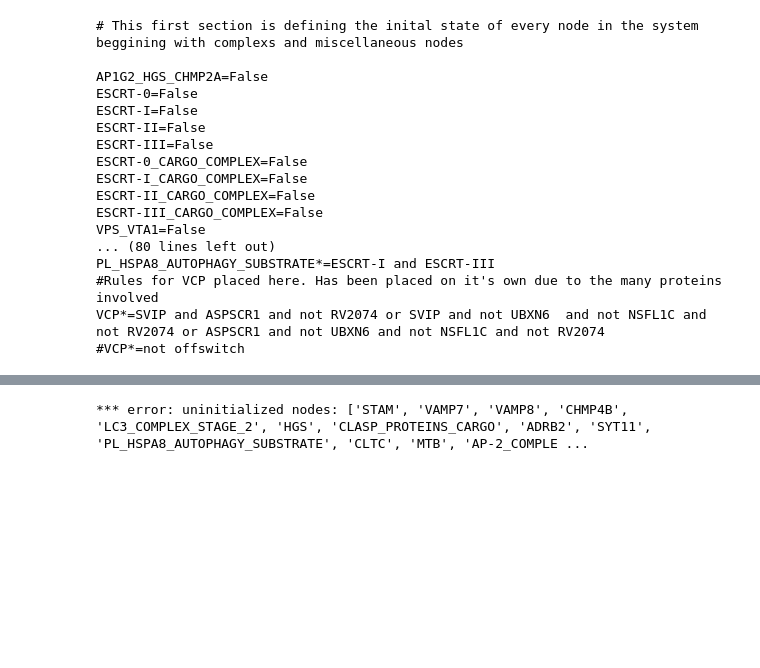
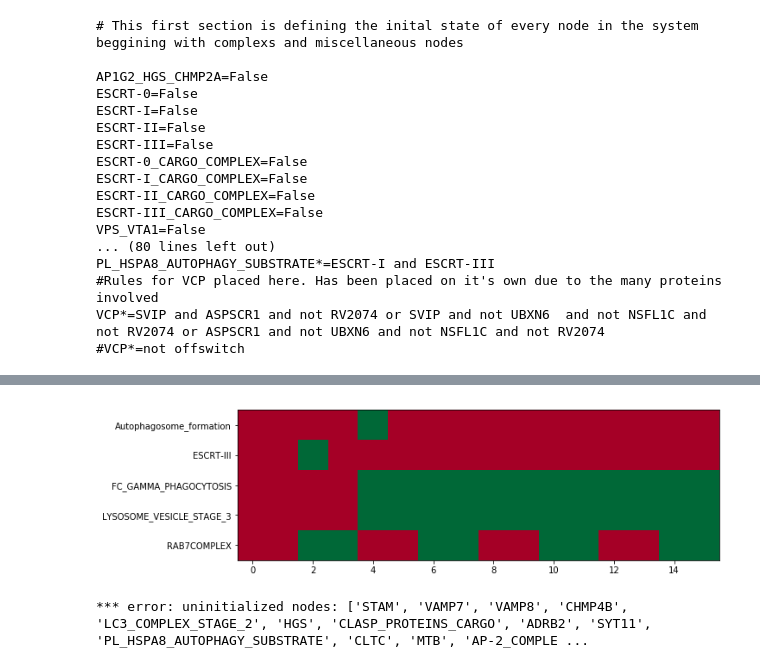
Before and after one commit to charlies-b/rp1, a Jupyter notebook: CSB_mtb-pathway-1.ipynb, the cells around one changed output, grey strips where cells are left out. Cells and saved outputs as stored; diff of their text form; code cells hidden in the pictures; blank space fills up the shorter version.

```diff
--- a/CSB_mtb-pathway-1.ipynb
+++ b/CSB_mtb-pathway-1.ipynb
@@ -160,3 +185,14 @@ def plot_nodes(model, nodes, w=10, h=32): # plot node states
+# %%
+pathway_activation_nodes = ['RAB7COMPLEX',
+                            'Autophagosome_formation',
+                            'LYSOSOME_VESICLE_STAGE_3',
+                            'FC_GAMMA_PHAGOCYTOSIS',
+                            'ESCRT-III'
+                           ]
+
+plot_nodes(model, pathway_activation_nodes)
+# %% [output]
+[figure, added]
 # %%
 model = run_model(model_definition_pathway)
 plot_model(model)
```
Also changed, not shown: parts of 4 cells of this notebook.
